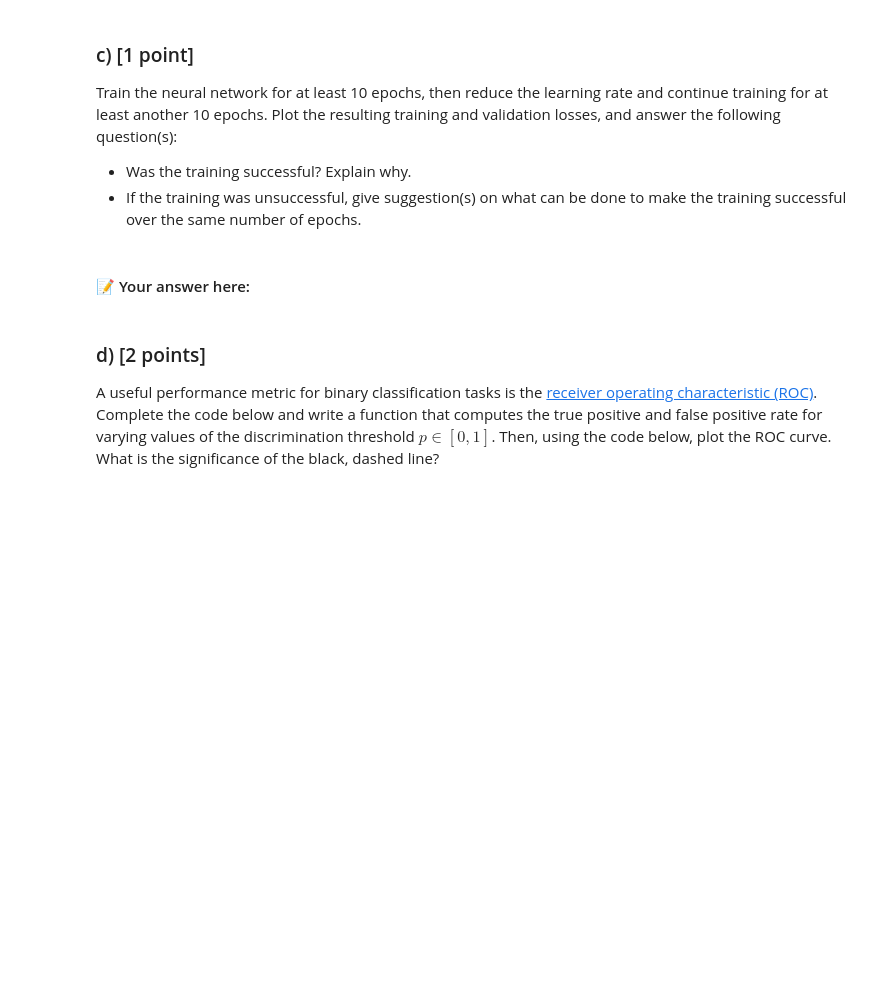
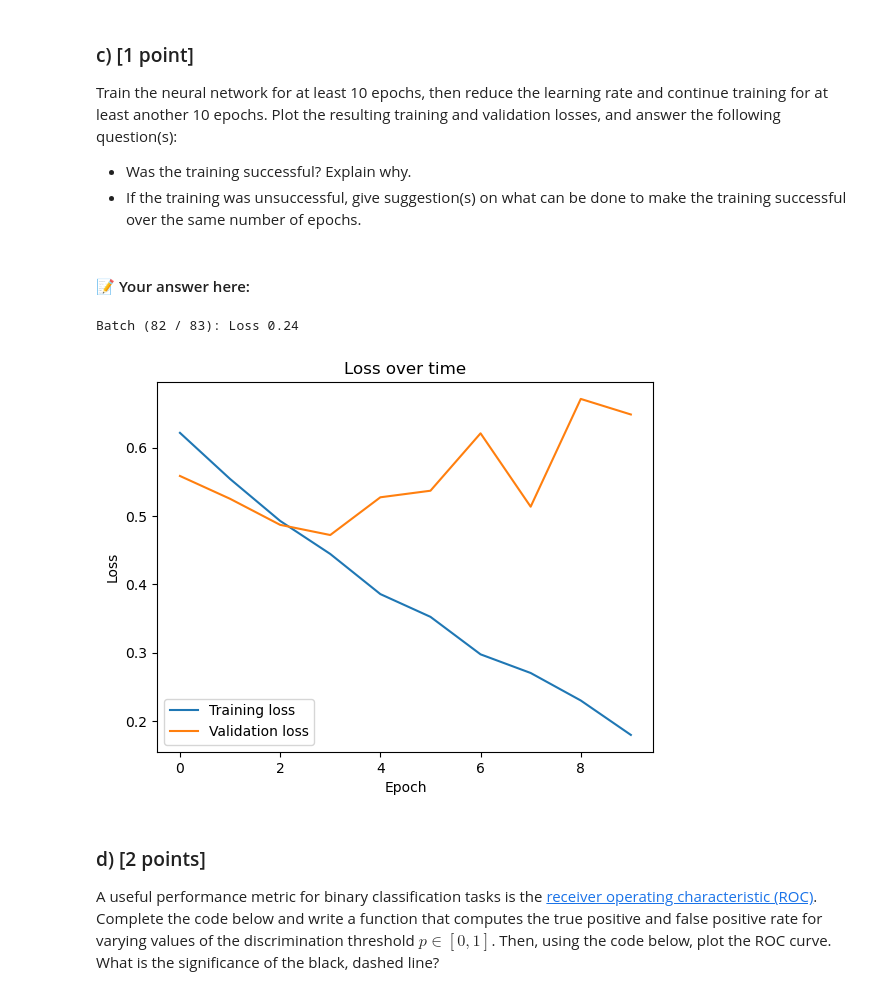
Before and after one commit to shilp31/233, a Jupyter notebook: HW3_2024.ipynb, the cells around one changed output. Drawn from its saved outputs; the diff is of its cells as text; code cells hidden in the pictures; blank space fills up the shorter version.

```diff
--- a/HW3_2024.ipynb
+++ b/HW3_2024.ipynb
@@ -656,3 +701,32 @@ fc_model = ...
+# %%
+import matplotlib.pyplot as plt
+input_features = 3*128*128
+width = 500
+n_epoch = 10
+
+fc_model = FullyConnected(input_features, width)
+optimizer = GradientDescent(fc_model.parameters(), learning_rate=0.05)
+
+train_list_conv = []
+validation_list_conv = []
+
+for epoch in range(n_epoch):
+    training_loss, validation_loss = train_epoch(training_loader_catsndogs, validation_loader_catsndogs, fc_model, loss, optimizer, device)
+    if epoch==9:
+        optimizer = GradientDescent(fc_model.parameters(), learning_rate=0.004)
+    train_list_conv.append(training_loss)
+    validation_list_conv.append(validation_loss)
+
+plt.plot(train_list_conv)
+plt.plot(validation_list_conv)
+plt.title('Loss over time)
+plt.legend(['Training loss', 'Validation loss'])
+plt.xlabel('Epoch')
+plt.ylabel('Loss')
+plt.show()
+# %% [output]
+Batch (82 / 83): Loss 0.24
+[figure, added]
 # %% [markdown]
 ### d) [2 points]
 
```
Also changed, not shown: parts of 8 cells of this notebook.
